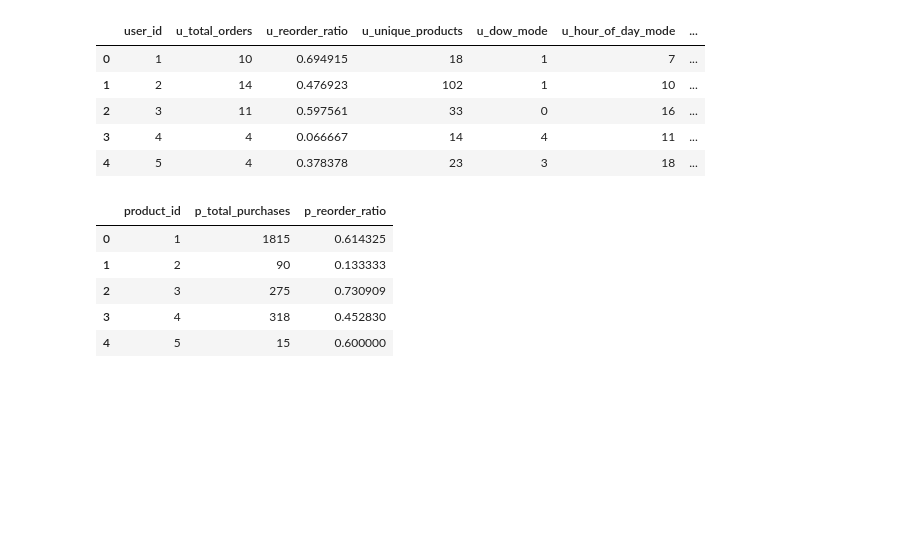
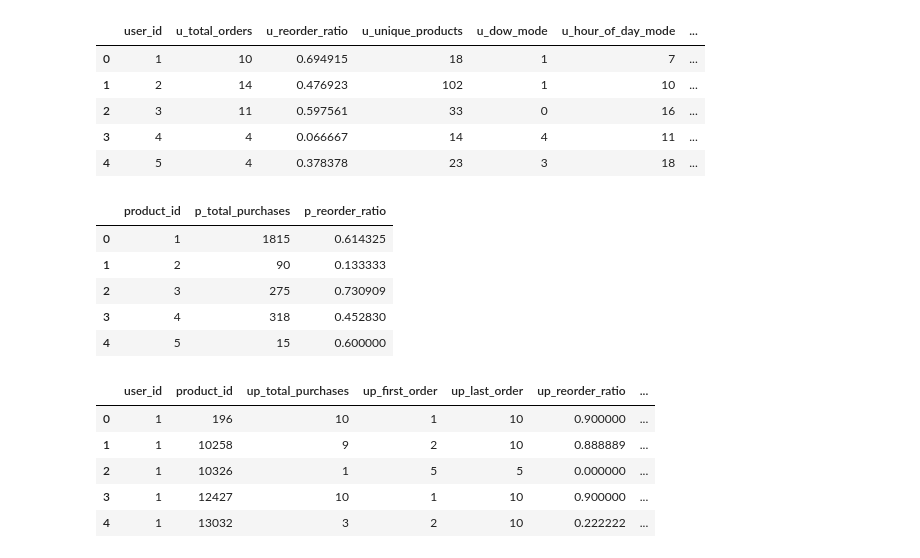
Before and after one commit to darianyee/Instacart---Data-Science-Project, a Jupyter notebook: src/main.ipynb, the cells around one changed output. Drawn from its saved outputs; the diff is of its cells as text; code cells hidden in the pictures; blank space fills up the shorter version.

```diff
--- a/src/main.ipynb
+++ b/src/main.ipynb
@@ -203,3 +205,12 @@ product_features.get_product_features(op).head()
 | 2 | 3 | 275 | 0.730909 |
 | 3 | 4 | 318 | 0.452830 |
 | 4 | 5 | 15 | 0.600000 |
+# %%
+user_product_features = user_product_features.get_user_product_features(op).head()
+# %% [output]
+|  | user_id | product_id | up_total_purchases | up_first_order | up_last_order | up_reorder_ratio | ... |
+| 0 | 1 | 196 | 10 | 1 | 10 | 0.900000 | ... |
+| 1 | 1 | 10258 | 9 | 2 | 10 | 0.888889 | ... |
+| 2 | 1 | 10326 | 1 | 5 | 5 | 0.000000 | ... |
+| 3 | 1 | 12427 | 10 | 1 | 10 | 0.900000 | ... |
+| 4 | 1 | 13032 | 3 | 2 | 10 | 0.222222 | ... |
```
Also changed, not shown: parts of 5 cells of this notebook, 2 other files.
